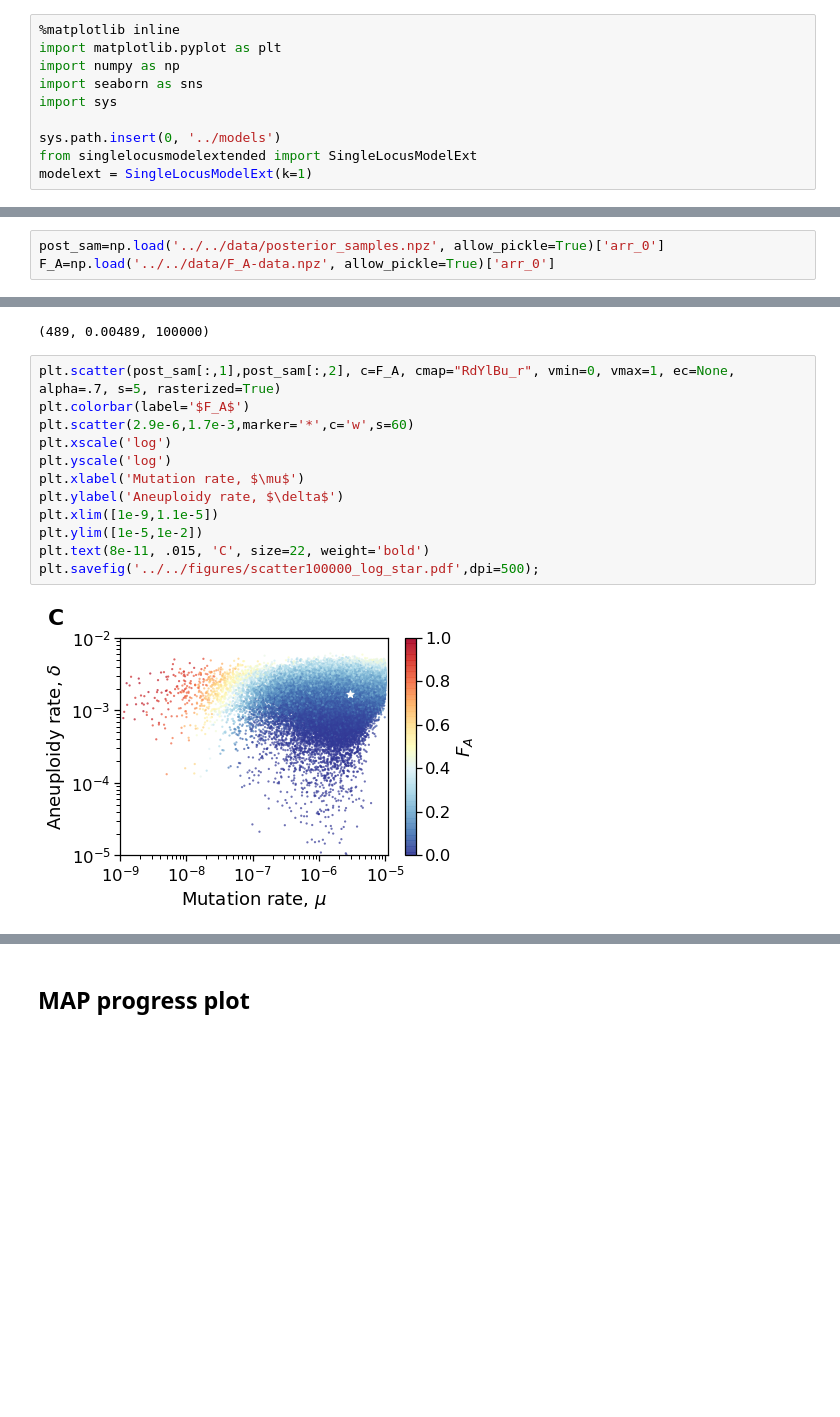
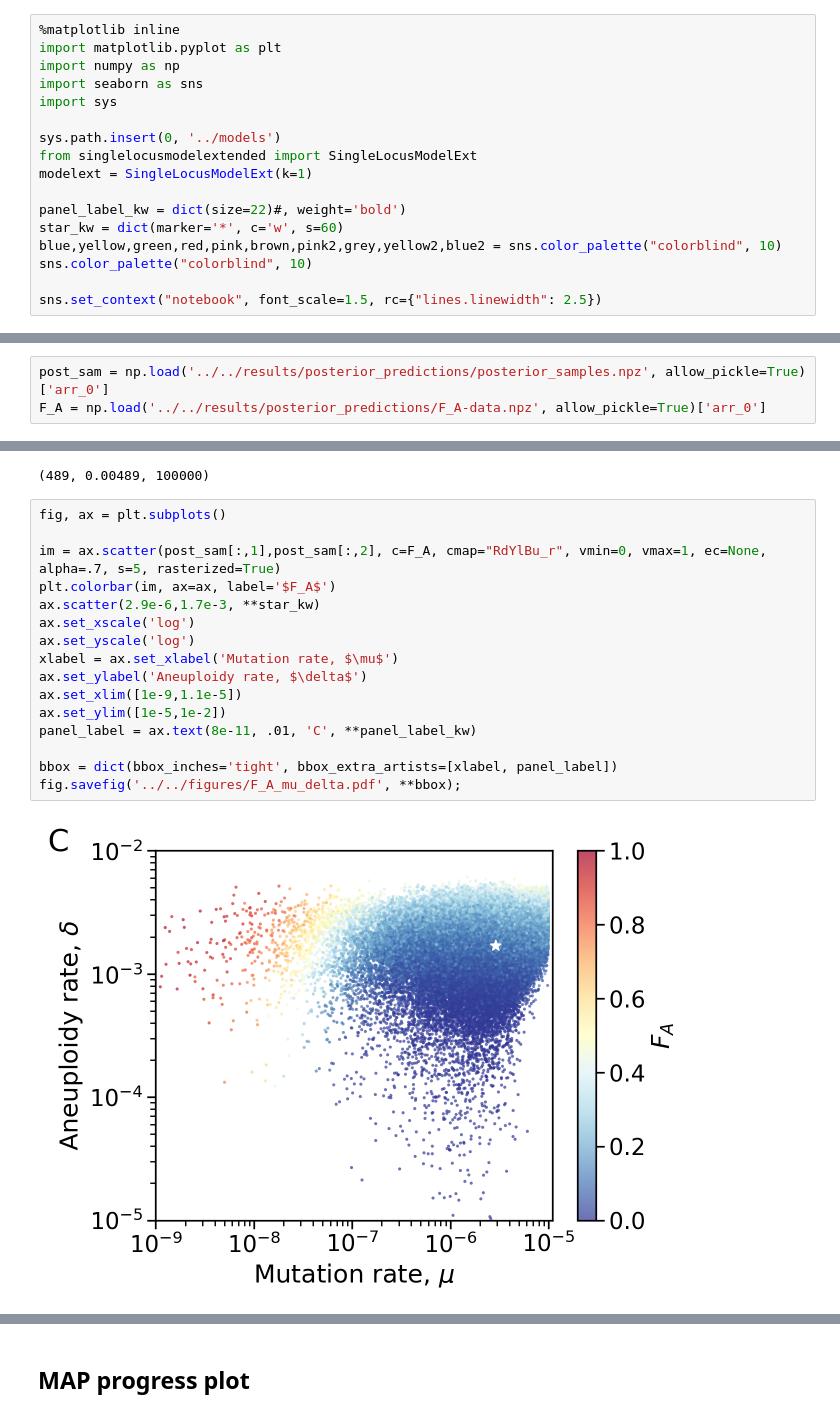
Before and after one commit to yoavram-lab/Heatrisomy, a Jupyter notebook: src/notebooks/posterior simulations.ipynb, the cells around one changed output, grey strips where cells are left out. Cells and saved outputs as stored; diff of their text form; blank space fills up the shorter version.

```diff
--- a/src/notebooks/posterior simulations.ipynb
+++ b/src/notebooks/posterior simulations.ipynb
@@ -8,3 +8,10 @@ import sys
 sys.path.insert(0, '../models')
 from singlelocusmodelextended import SingleLocusModelExt
 modelext = SingleLocusModelExt(k=1)
+
+panel_label_kw = dict(size=22)#, weight='bold')
+star_kw = dict(marker='*', c='w', s=60)
+blue,yellow,green,red,pink,brown,pink2,grey,yellow2,blue2 = sns.color_palette("colorblind", 10)
+sns.color_palette("colorblind", 10)
+
+sns.set_context("notebook", font_scale=1.5, rc={"lines.linewidth": 2.5})
@@ -13,3 +18,3 @@ sns.set_context("notebook", font_scale=1.5, rc={"lines.linewidth": 2.5})
 # %%
-post_sam=np.load('../../data/posterior_samples.npz', allow_pickle=True)['arr_0']
-F_A=np.load('../../data/F_A-data.npz', allow_pickle=True)['arr_0']
+post_sam = np.load('../../results/posterior_predictions/posterior_samples.npz', allow_pickle=True)['arr_0']
+F_A = np.load('../../results/posterior_predictions/F_A-data.npz', allow_pickle=True)['arr_0']
@@ -41,17 +46,21 @@ sum(aneu_dom), sum(aneu_dom)/len(F_A), len(F_A) #absolute number of cases where
 # %% [output]
 (489, 0.00489, 100000)
 # %%
-plt.scatter(post_sam[:,1],post_sam[:,2], c=F_A, cmap="RdYlBu_r", vmin=0, vmax=1, ec=None, alpha=.7, s=5, rasterized=True)
-plt.colorbar(label='$F_A$')
-plt.scatter(2.9e-6,1.7e-3,marker='*',c='w',s=60)
-plt.xscale('log')
-plt.yscale('log')
-plt.xlabel('Mutation rate, $\mu$')
-plt.ylabel('Aneuploidy rate, $\delta$')
-plt.xlim([1e-9,1.1e-5])
-plt.ylim([1e-5,1e-2])
-plt.text(8e-11, .015, 'C', size=22, weight='bold')
-plt.savefig('../../figures/scatter100000_log_star.pdf',dpi=500);
+fig, ax = plt.subplots()
+
+im = ax.scatter(post_sam[:,1],post_sam[:,2], c=F_A, cmap="RdYlBu_r", vmin=0, vmax=1, ec=None, alpha=.7, s=5, rasterized=True)
+plt.colorbar(im, ax=ax, label='$F_A$')
+ax.scatter(2.9e-6,1.7e-3, **star_kw)
+ax.set_xscale('log')
+ax.set_yscale('log')
+xlabel = ax.set_xlabel('Mutation rate, $\mu$')
+ax.set_ylabel('Aneuploidy rate, $\delta$')
+ax.set_xlim([1e-9,1.1e-5])
+ax.set_ylim([1e-5,1e-2])
+panel_label = ax.text(8e-11, .01, 'C', **panel_label_kw)
+
+bbox = dict(bbox_inches='tight', bbox_extra_artists=[xlabel, panel_label])
+fig.savefig('../../figures/F_A_mu_delta.pdf', **bbox);
 # %% [output]
-[figure, old version]
+[figure, new version]
 # %%
```
Also changed, not shown: parts of 12 cells of this notebook, 6 other files.
